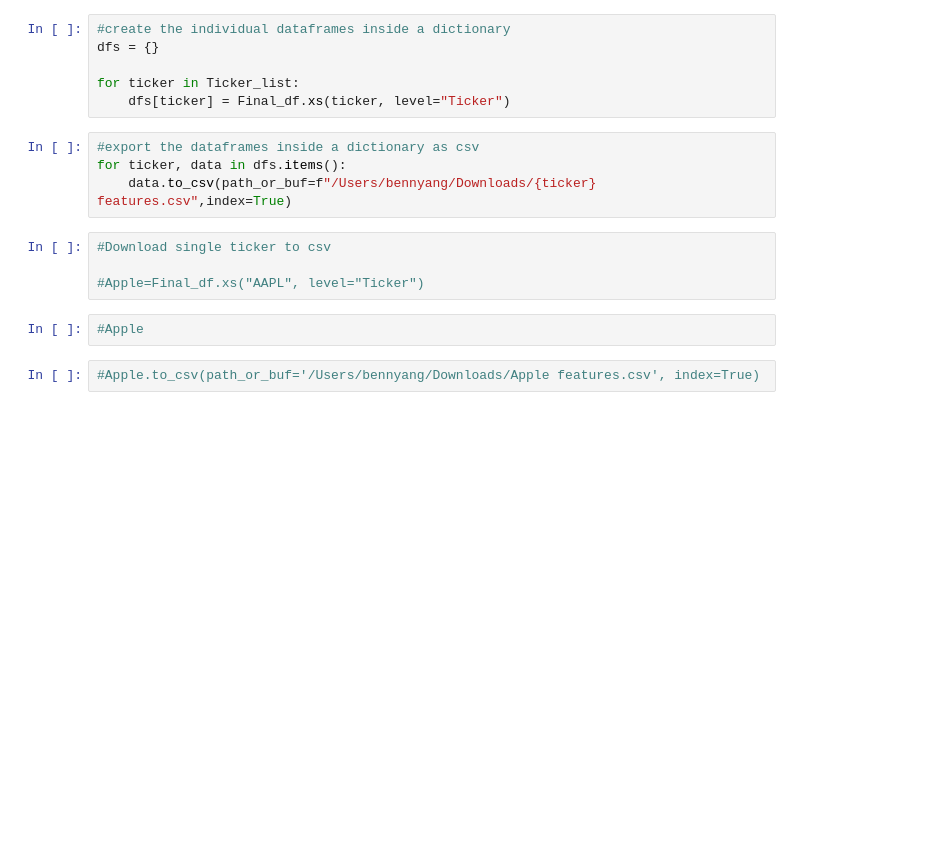
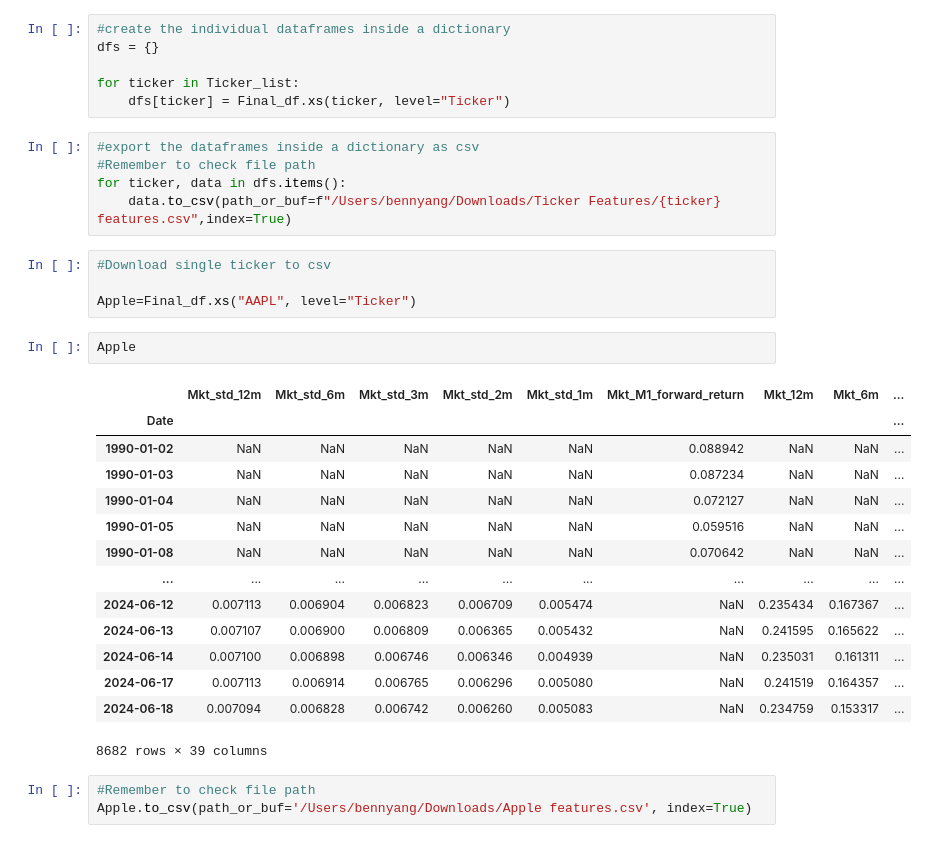
Before and after one commit to BennyAng123/Equity-Signals, a Jupyter notebook: S&P500 Features.ipynb, the cells around one changed output. Cells and saved outputs as stored; diff of their text form; blank space fills up the shorter version.

```diff
--- a/S&P500 Features.ipynb
+++ b/S&P500 Features.ipynb
@@ -973,13 +976,30 @@ for ticker in Ticker_list:
     dfs[ticker] = Final_df.xs(ticker, level="Ticker")
 # %%
 #export the dataframes inside a dictionary as csv
+#Remember to check file path
 for ticker, data in dfs.items():
-    data.to_csv(path_or_buf=f"/Users/bennyang/Downloads/{ticker} features.csv",index=True)
+    data.to_csv(path_or_buf=f"/Users/bennyang/Downloads/Ticker Features/{ticker} features.csv",index=True)
 # %%
 #Download single ticker to csv
 
-#Apple=Final_df.xs("AAPL", level="Ticker")
+Apple=Final_df.xs("AAPL", level="Ticker")
 # %%
-#Apple
+Apple
+# %% [output]
+|  | Mkt_std_12m | Mkt_std_6m | Mkt_std_3m | Mkt_std_2m | Mkt_std_1m | Mkt_M1_forward_return | Mkt_12m | Mkt_6m | ... |
+| Date |  |  |  |  |  |  |  |  | ... |
+| 1990-01-02 | NaN | NaN | NaN | NaN | NaN | 0.088942 | NaN | NaN | ... |
+| 1990-01-03 | NaN | NaN | NaN | NaN | NaN | 0.087234 | NaN | NaN | ... |
+| 1990-01-04 | NaN | NaN | NaN | NaN | NaN | 0.072127 | NaN | NaN | ... |
+| 1990-01-05 | NaN | NaN | NaN | NaN | NaN | 0.059516 | NaN | NaN | ... |
+| 1990-01-08 | NaN | NaN | NaN | NaN | NaN | 0.070642 | NaN | NaN | ... |
+| ... | ... | ... | ... | ... | ... | ... | ... | ... | ... |
+| 2024-06-12 | 0.007113 | 0.006904 | 0.006823 | 0.006709 | 0.005474 | NaN | 0.235434 | 0.167367 | ... |
+| 2024-06-13 | 0.007107 | 0.006900 | 0.006809 | 0.006365 | 0.005432 | NaN | 0.241595 | 0.165622 | ... |
+| 2024-06-14 | 0.007100 | 0.006898 | 0.006746 | 0.006346 | 0.004939 | NaN | 0.235031 | 0.161311 | ... |
+| 2024-06-17 | 0.007113 | 0.006914 | 0.006765 | 0.006296 | 0.005080 | NaN | 0.241519 | 0.164357 | ... |
+| 2024-06-18 | 0.007094 | 0.006828 | 0.006742 | 0.006260 | 0.005083 | NaN | 0.234759 | 0.153317 | ... |
+8682 rows × 39 columns
 # %%
-#Apple.to_csv(path_or_buf='/Users/bennyang/Downloads/Apple features.csv', index=True)
+#Remember to check file path
+Apple.to_csv(path_or_buf='/Users/bennyang/Downloads/Apple features.csv', index=True)
```
Also changed, not shown: parts of 37 cells of this notebook.
